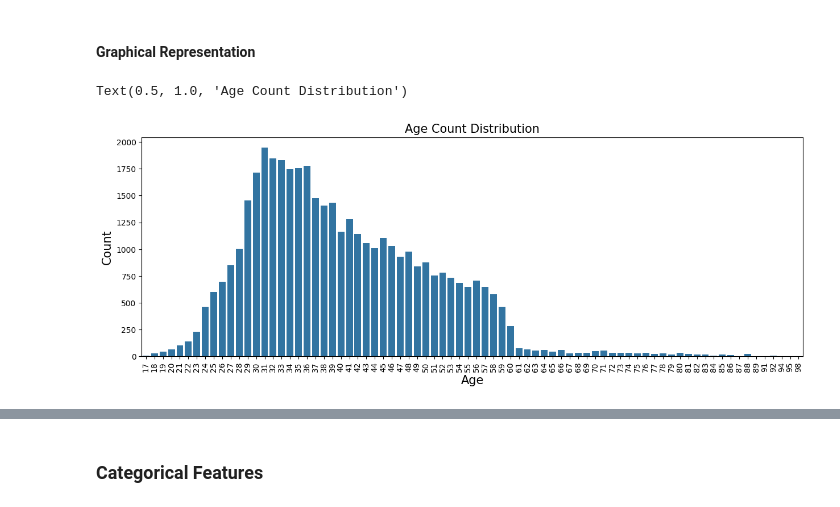
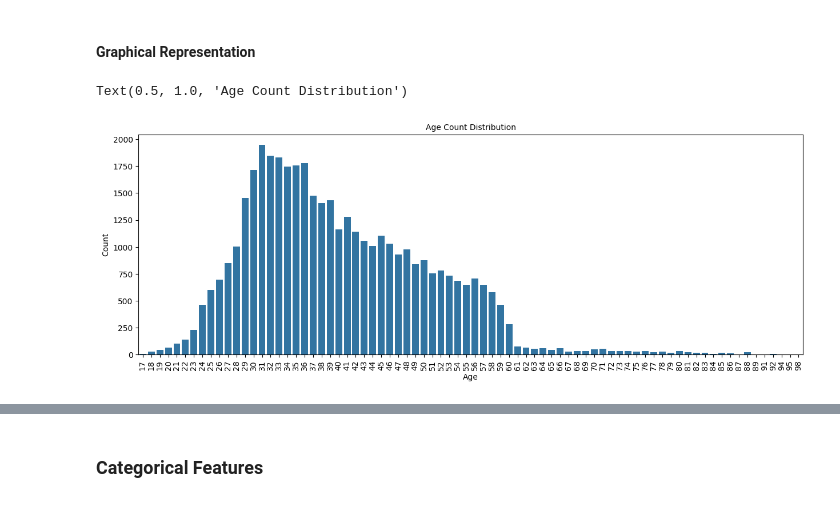
Before and after one commit to Amit-Ramrakhyani/Bank-Marketing, a Jupyter notebook: code.ipynb, the cells around one changed output, grey strips where cells are left out. Saved outputs shown, nothing was run; the diff lists cells and outputs as text; code cells hidden in the pictures.

```diff
--- a/code.ipynb
+++ b/code.ipynb
@@ -265,17 +265,17 @@ dtype: int64
 # %%
 import numpy as np
 import matplotlib.pyplot as plt
 import seaborn as sns
 
 plt.figure(figsize=(15, 5))
 sns.countplot(x = 'age', data = df)
 plt.xticks(rotation=90)
-plt.xlabel('Age', fontsize=15)
-plt.ylabel('Count', fontsize=15)
-plt.title('Age Count Distribution', fontsize=15)
+plt.xlabel('Age', fontsize=10)
+plt.ylabel('Count', fontsize=10)
+plt.title('Age Count Distribution', fontsize=10)
 # %% [output]
 Text(0.5, 1.0, 'Age Count Distribution')
-[figure, old version]
+[figure, new version]
 # %%
 plt.figure(figsize=(15, 5))
 sns.boxplot(x='age', data=df[num_col])
```
Also changed, not shown: parts of 54 cells of this notebook, 7 other files.
